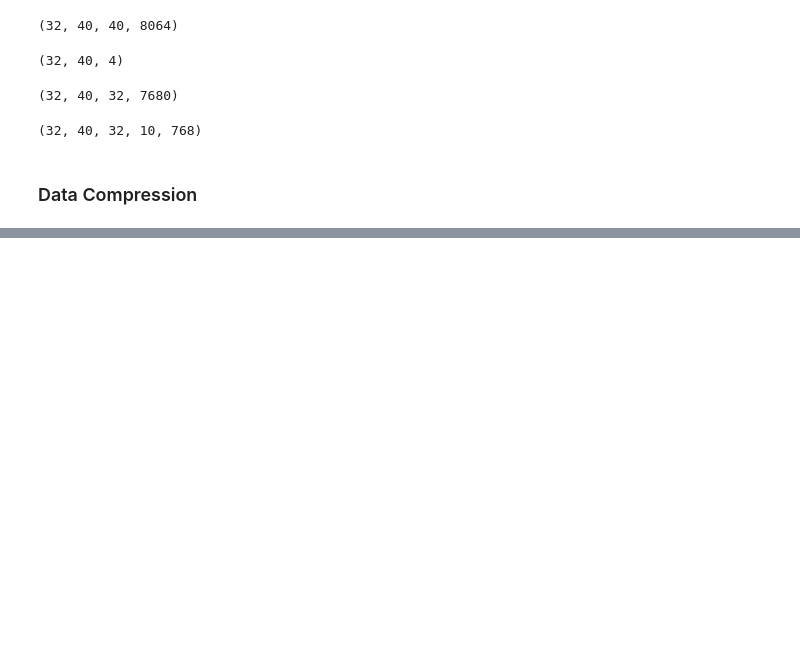
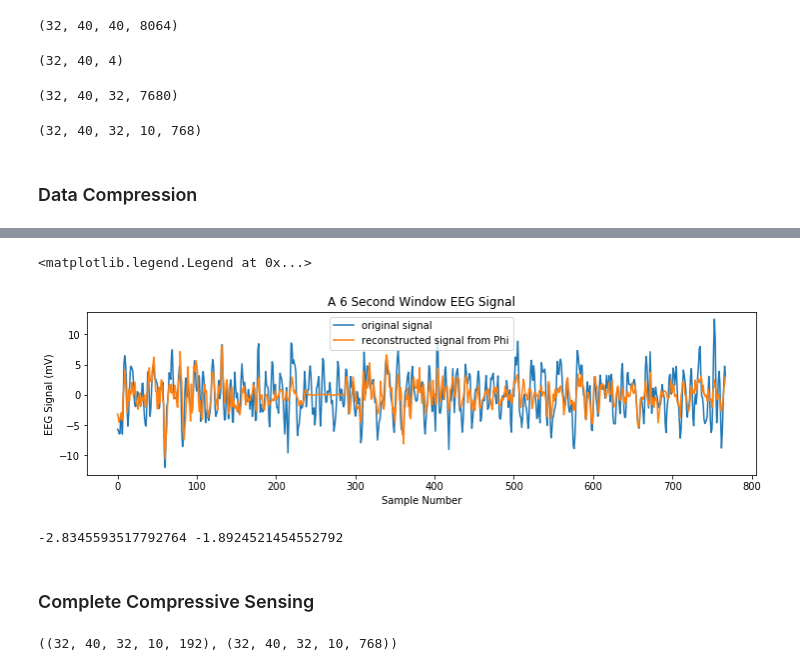
Before and after one commit to rmoughan/Compressive_Sensing_EEG_BMI, a Jupyter notebook: DCT_CompressiveSensing.ipynb, the cells around one changed output, grey strips where cells are left out. Cells and saved outputs as stored; diff of their text form; code cells hidden in the pictures; blank space fills up the shorter version.

```diff
--- a/DCT_CompressiveSensing.ipynb
+++ b/DCT_CompressiveSensing.ipynb
@@ -298,0 +301,24 @@ plt.legend()
+# %%
+#reconstruction from just Phi?:
+clf = bo(verbose=1, learn_type=1, learn_lambda=2,
+         prune_gamma=-1, epsilon=1e-8, max_iters=16)
+x3 = clf.fit_transform(Phi, y)
+
+plt.figure(figsize=(12,3))
+plt.plot(x, label='original signal')
+plt.plot(x3, label='reconstructed signal from Phi')
+plt.ylabel("EEG Signal (mV)")
+plt.xlabel("Sample Number")
+plt.title("A 6 Second Window EEG Signal");
+plt.legend()
+# %% [output]
+<matplotlib.legend.Legend at 0x...>
+[figure, added]
+# %%
+mse_1 = 10*np.log10((lp.norm(x - x2)**2)/lp.norm(x)**2)
+mse_2 = 10*np.log10((lp.norm(x - x3)**2)/lp.norm(x)**2)
+print(mse_1, mse_2)
+# %% [output]
+-2.8345593517792764 -1.8924521454552792
+# %% [markdown]
+### Complete Compressive Sensing
@@ -298,0 +336,4 @@ plt.legend()
+# %%
+y_all.shape, eeg_data.shape
+# %% [output]
+((32, 40, 32, 10, 192), (32, 40, 32, 10, 768))
```
Also changed, not shown: parts of 20 cells of this notebook.
